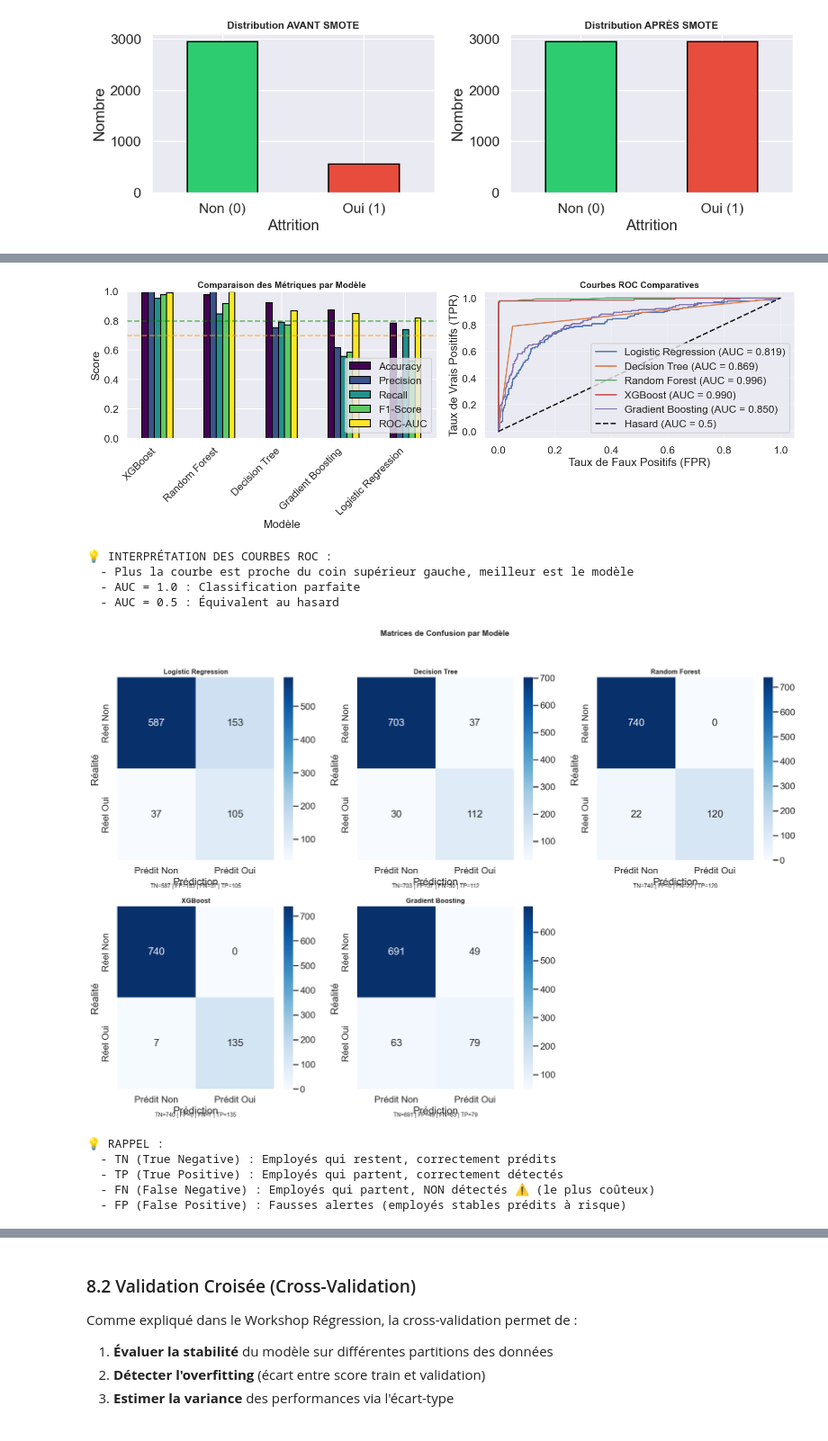
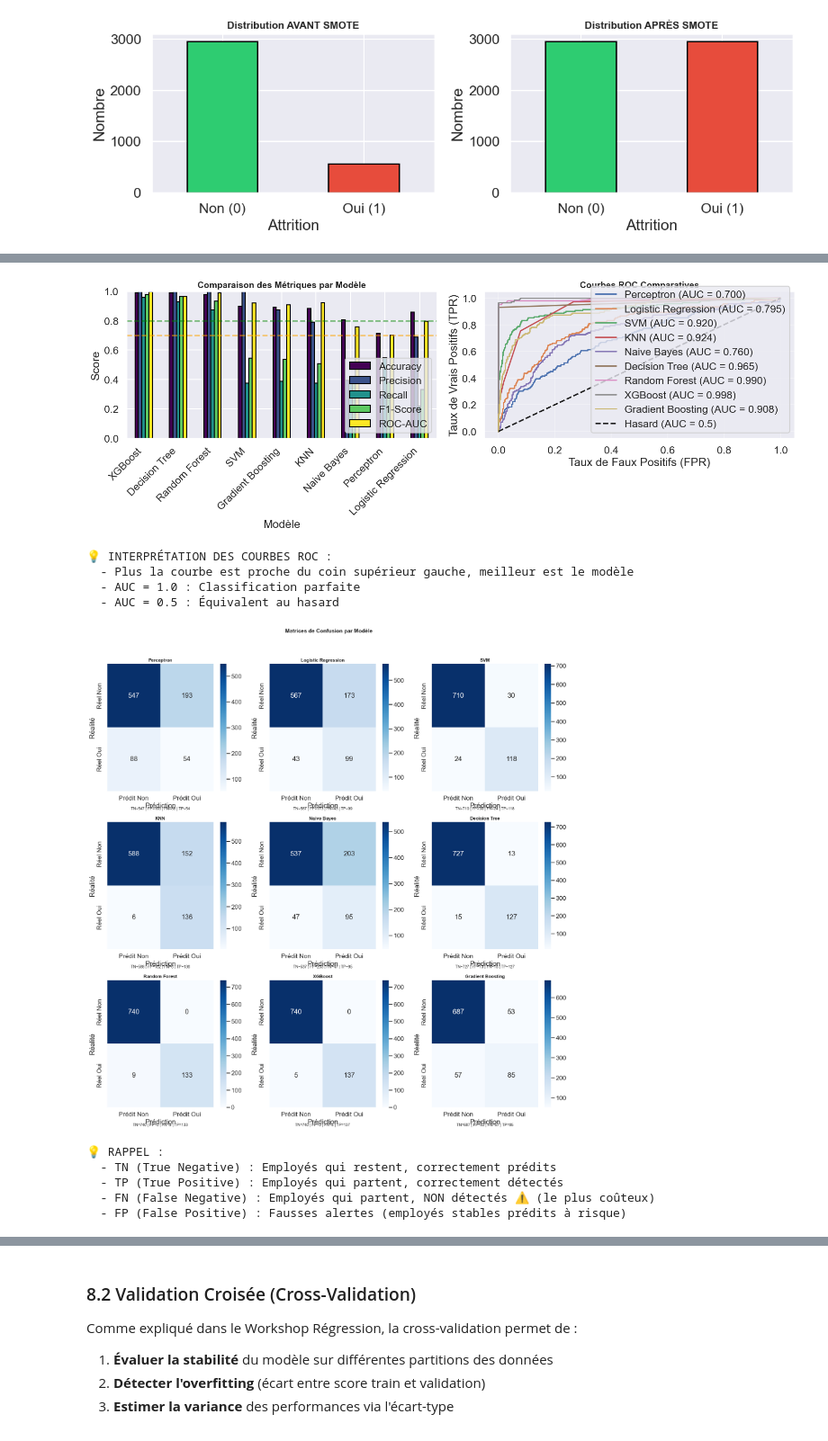
Before and after one commit to BenGuerre/cesia, a Jupyter notebook: main.ipynb, the cells around one changed output, grey strips where cells are left out. Shown at 90% size. Saved outputs shown, nothing was run; the diff lists cells and outputs as text; code cells hidden in the pictures.

```diff
--- a/main.ipynb
+++ b/main.ipynb
@@ -1714,9 +1775,13 @@ print("=" * 60)
 print("ENTRAÎNEMENT ET COMPARAISON DES MODÈLES")
 print("=" * 60)
 
-# Définition des modèles (comme dans le Workshop)
+# Définition des modèles (comme dans le Workshop 3 Classification)
 models = {
+    "Perceptron": Perceptron(random_state=RANDOM_STATE),
     "Logistic Regression": LogisticRegression(random_state=RANDOM_STATE, max_iter=1000),
+    "SVM": SVC(probability=True, random_state=RANDOM_STATE),
+    "KNN": KNeighborsClassifier(),
+    "Naive Bayes": GaussianNB(),
     "Decision Tree": DecisionTreeClassifier(random_state=RANDOM_STATE),
     "Random Forest": RandomForestClassifier(random_state=RANDOM_STATE, n_estimators=100),
     "XGBoost": XGBClassifier(random_state=RANDOM_STATE, eval_metric='logloss', verbosity=0),
@@ -1733,11 +1798,19 @@ for name, model in models.items():
     print(f"\n📊 Entraînement de {name}...")
 
     # Entraînement sur les données rééchantillonnées (SMOTE)
-    model.fit(X_train_resampled, y_train_resampled)
+    model.fit(X_train, y_train)
 
     # Prédictions sur le test set (ORIGINAL, pas SMOTE)
     y_pred = model.predict(X_test)
-    y_proba = model.predict_proba(X_test)[:, 1]
+
+    # Probabilités (certains modèles comme Perceptron n'ont pas predict_proba)
+    if hasattr(model, "predict_proba"):
+        y_proba = model.predict_proba(X_test)[:, 1]
+    else:
+        # Pour Perceptron, utiliser decision_function comme approximation
+        y_proba = model.decision_function(X_test)
+        # Normaliser entre 0 et 1 pour l'AUC
+        y_proba = (y_proba - y_proba.min()) / (y_proba.max() - y_proba.min())
 
     # Calcul des métriques
     metrics = {
@@ -1854,50 +1928,54 @@ print("  - Plus la courbe est proche du coin supérieur gauche, meilleur est le
 print("  - AUC = 1.0 : Classification parfaite")
 print("  - AUC = 0.5 : Équivalent au hasard")
 # %% [output]
-[figure, old version]
+[figure, new version]
 💡 INTERPRÉTATION DES COURBES ROC :
   - Plus la courbe est proche du coin supérieur gauche, meilleur est le modèle
   - AUC = 1.0 : Classification parfaite
   - AUC = 0.5 : Équivalent au hasard
 # %%
 # =============================================================================
-# MATRICES DE CONFUSION (comme dans Workshop)
+# MATRICES DE CONFUSION (comme dans Workshop 3)
 # =============================================================================
 
-fig, axes = plt.subplots(2, 3, figsize=(18, 12))
+# Grille 3x3 pour 9 modèles
+n_models = len(predictions)
+n_cols = 3
+n_rows = (n_models + n_cols - 1) // n_cols
+fig, axes = plt.subplots(n_rows, n_cols, figsize=(18, 6 * n_rows))
 axes = axes.flatten()
 
 for i, (name, y_pred) in enumerate(predictions.items()):
     cm = confusion_matrix(y_test, y_pred)
 
     # Heatmap
     sns.heatmap(cm, annot=True, fmt='d', cmap='Blues', ax=axes[i],
                 xticklabels=['Prédit Non', 'Prédit Oui'],
                 yticklabels=['Réel Non', 'Réel Oui'])
     axes[i].set_title(f'{name}', fontsize=12, fontweight='bold')
     axes[i].set_xlabel('Prédiction')
     axes[i].set_ylabel('Réalité')
 
     # Ajouter les métriques
     tn, fp, fn, tp = cm.ravel()
     axes[i].text(0.5, -0.15, f'TN={tn} | FP={fp} | FN={fn} | TP={tp}',
                   ha='center', transform=axes[i].transAxes, fontsize=10)
 
-# Masquer le 6ème graphique (si 5 modèles)
-if len(predictions) < 6:
-    axes[5].set_visible(False)
+# Masquer les graphiques non utilisés
+for j in range(len(predictions), len(axes)):
+    axes[j].set_visible(False)
 
 plt.suptitle('Matrices de Confusion par Modèle', fontsize=14, fontweight='bold', y=1.02)
 plt.tight_layout()
 plt.show()
 
 print("\n💡 RAPPEL :")
 print("  - TN (True Negative) : Employés qui restent, correctement prédits")
 print("  - TP (True Positive) : Employés qui partent, correctement détectés")
 print("  - FN (False Negative) : Employés qui partent, NON détectés ⚠️ (le plus coûteux)")
 print("  - FP (False Positive) : Fausses alertes (employés stables prédits à risque)")
 # %% [output]
-[figure, old version]
+[figure, new version]
 💡 RAPPEL :
   - TN (True Negative) : Employés qui restent, correctement prédits
   - TP (True Positive) : Employés qui partent, correctement détectés
```
Also changed, not shown: parts of 27 cells of this notebook, 1 other file.
